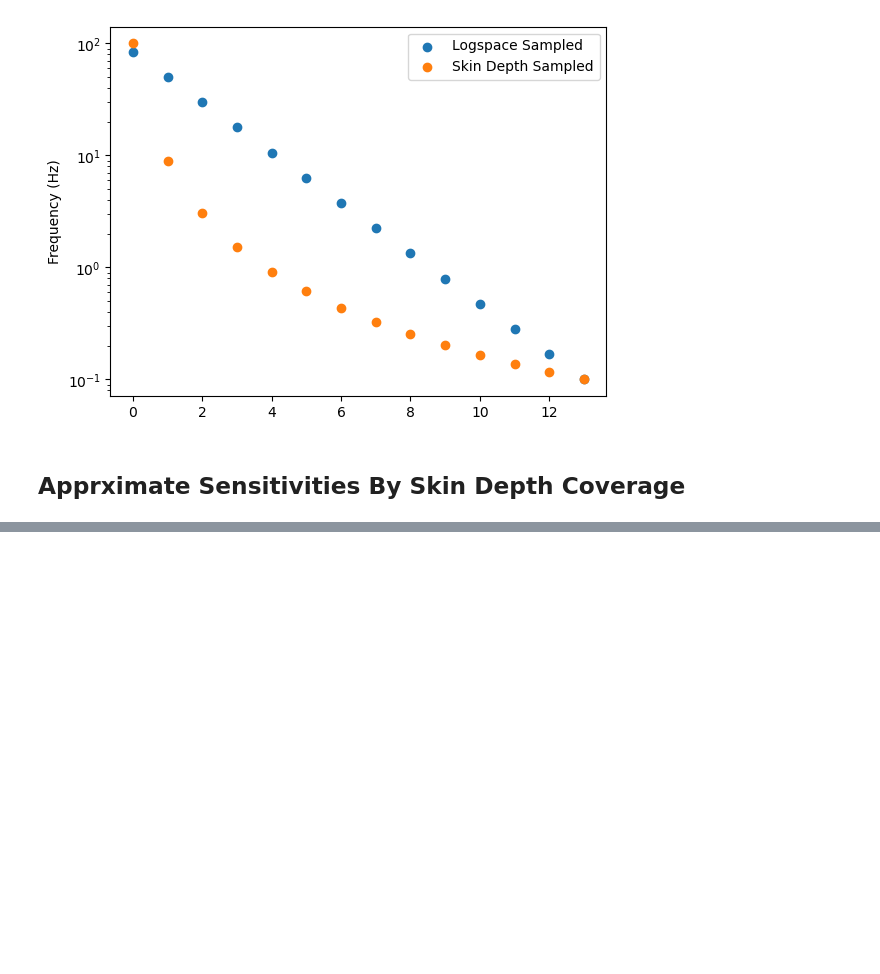
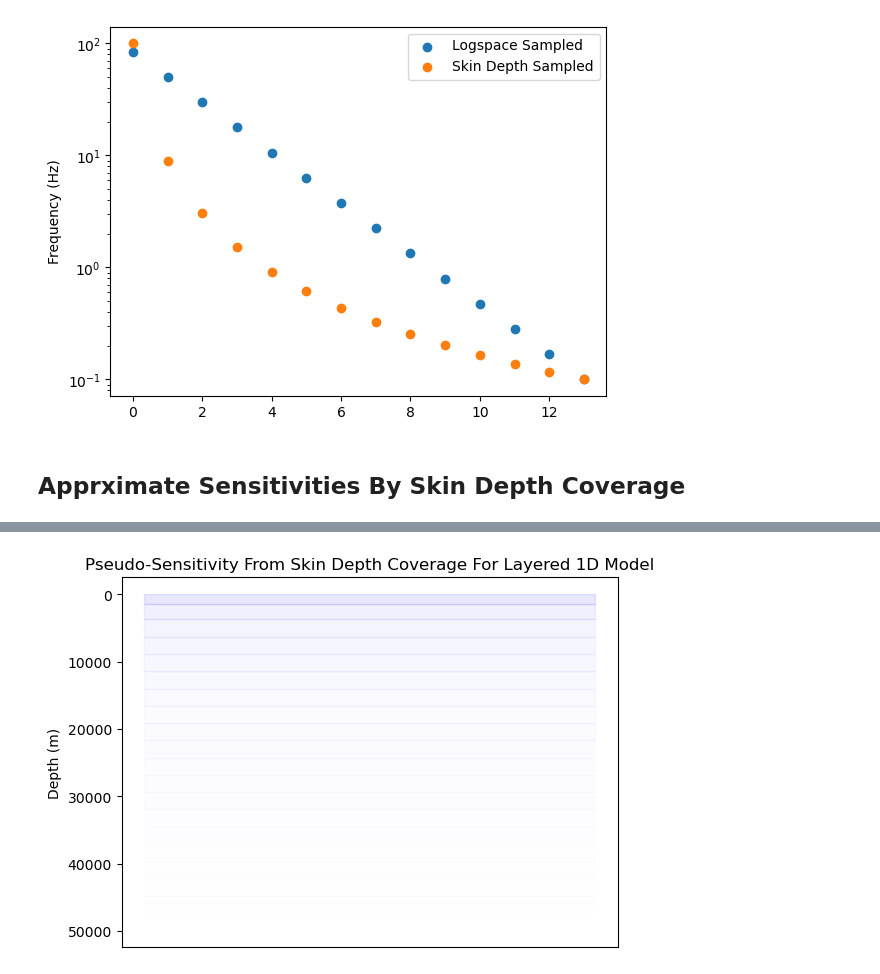
Before and after one commit to RylanDS7/MT-Freq-Spacing, a Jupyter notebook: skin_depth_tests.ipynb, the cells around one changed output, grey strips where cells are left out. Drawn from its saved outputs; the diff is of its cells as text; code cells hidden in the pictures; blank space fills up the shorter version.

```diff
--- a/skin_depth_tests.ipynb
+++ b/skin_depth_tests.ipynb
@@ -215,3 +231,20 @@ def plot_sesitivites(weights):
+# %%
+rho_back = 100
+samples = 20
+
+f_min = 10**-2
+f_max = 10**1
+
+delta_min = 503 * np.sqrt(rho_back / f_max)
+delta_max = 503 * np.sqrt(rho_back / f_min)
+
+delta = np.linspace(delta_min, delta_max, samples)
+freqs = rho_back * (503 / delta)**2
+
+weights = skin_depth_coverage(freqs, z1, z2, rho1, rho2, rho3)
+plot_sesitivites(weights)
+# %% [output]
+[figure, added]
 # %%
 z1 = 1000
 z2 = 500
```
Also changed, not shown: parts of 4 cells of this notebook, 5 other files.
